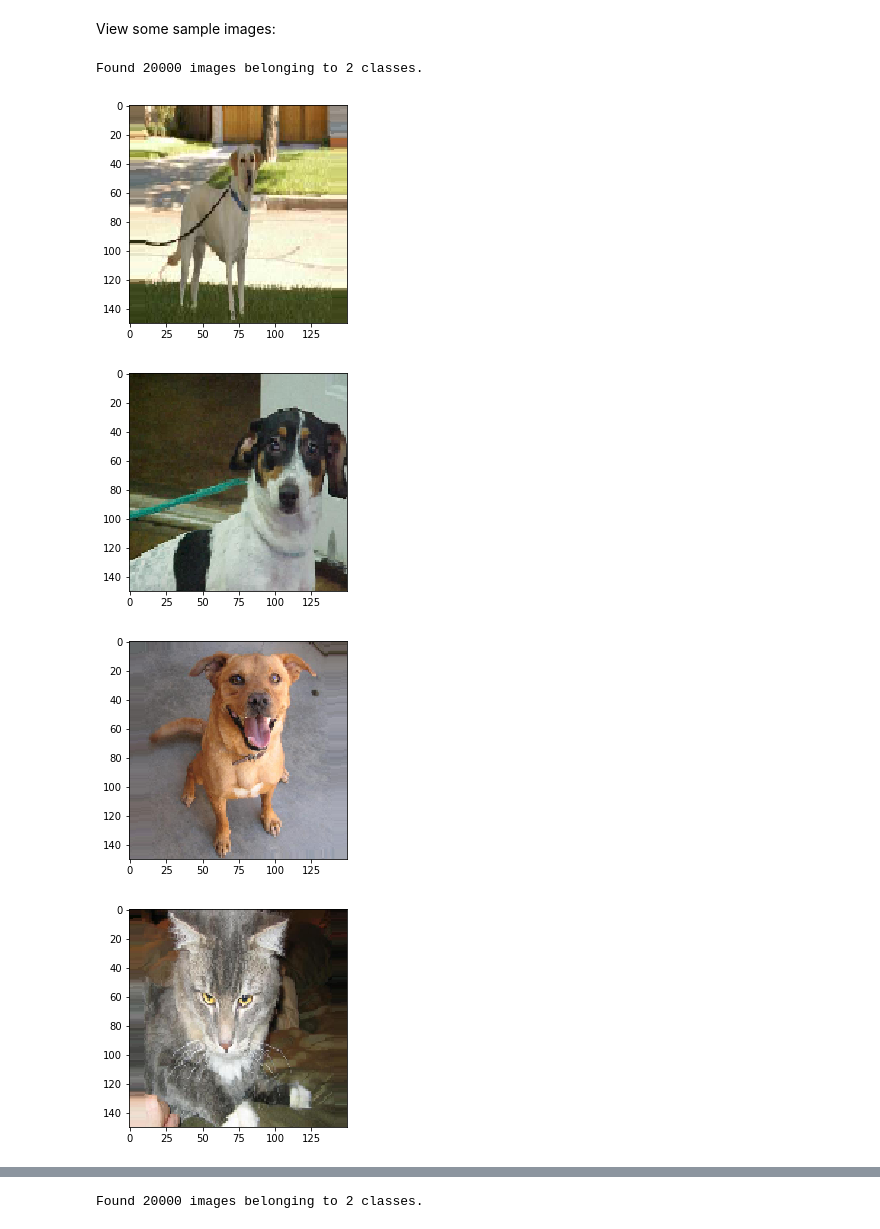
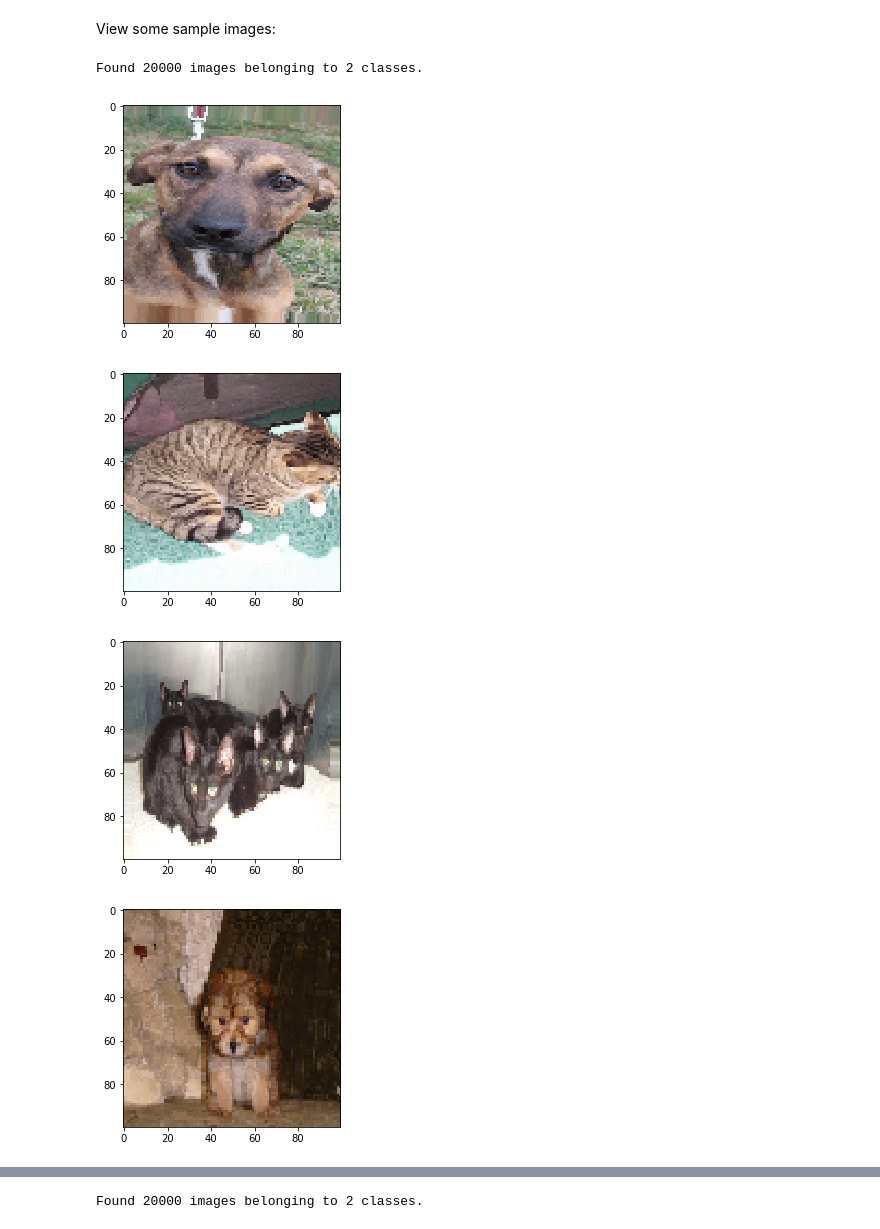
Before and after one commit to sachinruk/deepschool.io, a Jupyter notebook: Lesson 13 - Transfer Learning - Solutions.ipynb, the cells around one changed output, grey strips where cells are left out. Cells and saved outputs as stored; diff of their text form; code cells hidden in the pictures.

```diff
--- a/Lesson 13 - Transfer Learning - Solutions.ipynb
+++ b/Lesson 13 - Transfer Learning - Solutions.ipynb
@@ -125,34 +149,34 @@ View some sample images:
 # %%
 datagen = ImageDataGenerator(
         rescale=1./255,
         rotation_range=5,
         zoom_range=0.2,
         horizontal_flip=True)
 
-img_height = img_width = 150
+img_height = img_width = 100
 channels = 3
 train_generator = datagen.flow_from_directory(
     train_folder,
     color_mode = "rgb",
     target_size=(img_height, img_width),
     batch_size=1,
     class_mode=None)
 
 i = 0
 img_list = []
 for batch in train_generator: #.flow(x, batch_size=1)
     img_list.append(batch)
     i += 1
     if i > 5:
         break
 
 
 for img in img_list:
     plt.imshow(np.squeeze(img))
     plt.show()
 # %% [output]
 Found 20000 images belonging to 2 classes.
-[figure, old version]
+[figure, new version]
-[figure, old version]
+[figure, new version]
-[figure, old version]
+[figure, new version]
-[figure, old version]
+[figure, new version]
```
Also changed, not shown: parts of 41 cells of this notebook.
